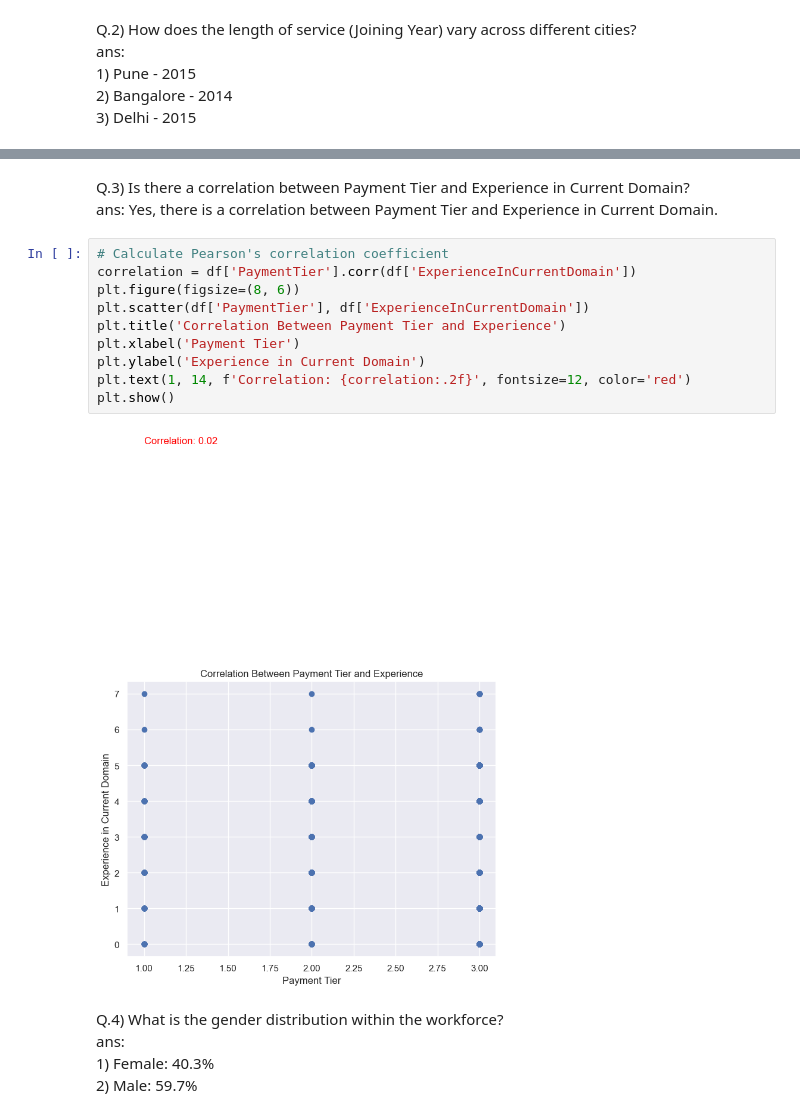
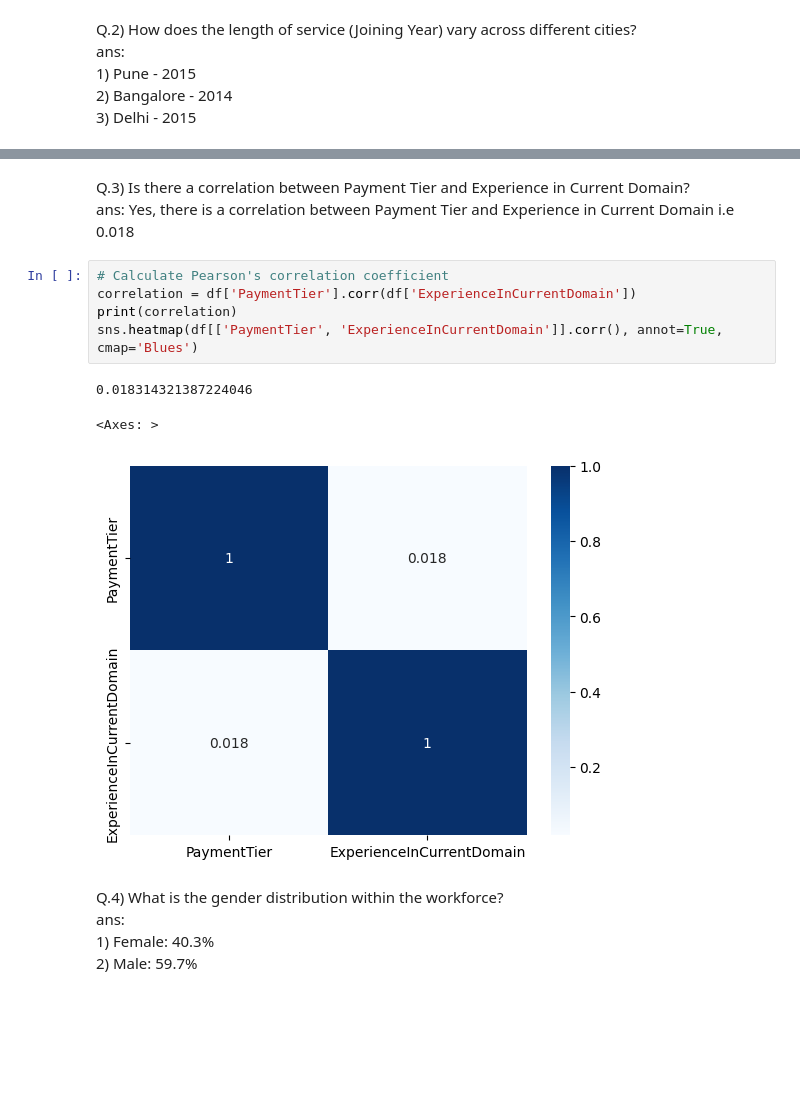
Before and after one commit to Hitstar53/AIML-Practicals, a Jupyter notebook: Exp7/exp7.ipynb, the cells around one changed output, grey strips where cells are left out. Drawn from its saved outputs; the diff is of its cells as text; blank space fills up the shorter version.

```diff
--- a/Exp7/exp7.ipynb
+++ b/Exp7/exp7.ipynb
@@ -45,18 +52,15 @@ sns.barplot(x=city_avg_joining_year.index, y=city_avg_joining_year.values)
 # %% [markdown]
 Q.3) Is there a correlation between Payment Tier and Experience in Current Domain?
-ans: Yes, there is a correlation between Payment Tier and Experience in Current Domain.
+ans: Yes, there is a correlation between Payment Tier and Experience in Current Domain i.e 0.018
-# %%
-# Calculate Pearson's correlation coefficient
-correlation = df['PaymentTier'].corr(df['ExperienceInCurrentDomain'])
-plt.figure(figsize=(8, 6))
-plt.scatter(df['PaymentTier'], df['ExperienceInCurrentDomain'])
-plt.title('Correlation Between Payment Tier and Experience')
-plt.xlabel('Payment Tier')
-plt.ylabel('Experience in Current Domain')
-plt.text(1, 14, f'Correlation: {correlation:.2f}', fontsize=12, color='red')
-plt.show()
-# %% [output]
-[figure, removed]
+# %%
+# Calculate Pearson's correlation coefficient
+correlation = df['PaymentTier'].corr(df['ExperienceInCurrentDomain'])
+print(correlation)
+sns.heatmap(df[['PaymentTier', 'ExperienceInCurrentDomain']].corr(), annot=True, cmap='Blues')
+# %% [output]
+0.018314321387224046
+<Axes: >
+[figure, added]
 # %% [markdown]
 Q.4) What is the gender distribution within the workforce?
 ans:
```
Also changed, not shown: parts of 11 cells of this notebook, 3 other files.
